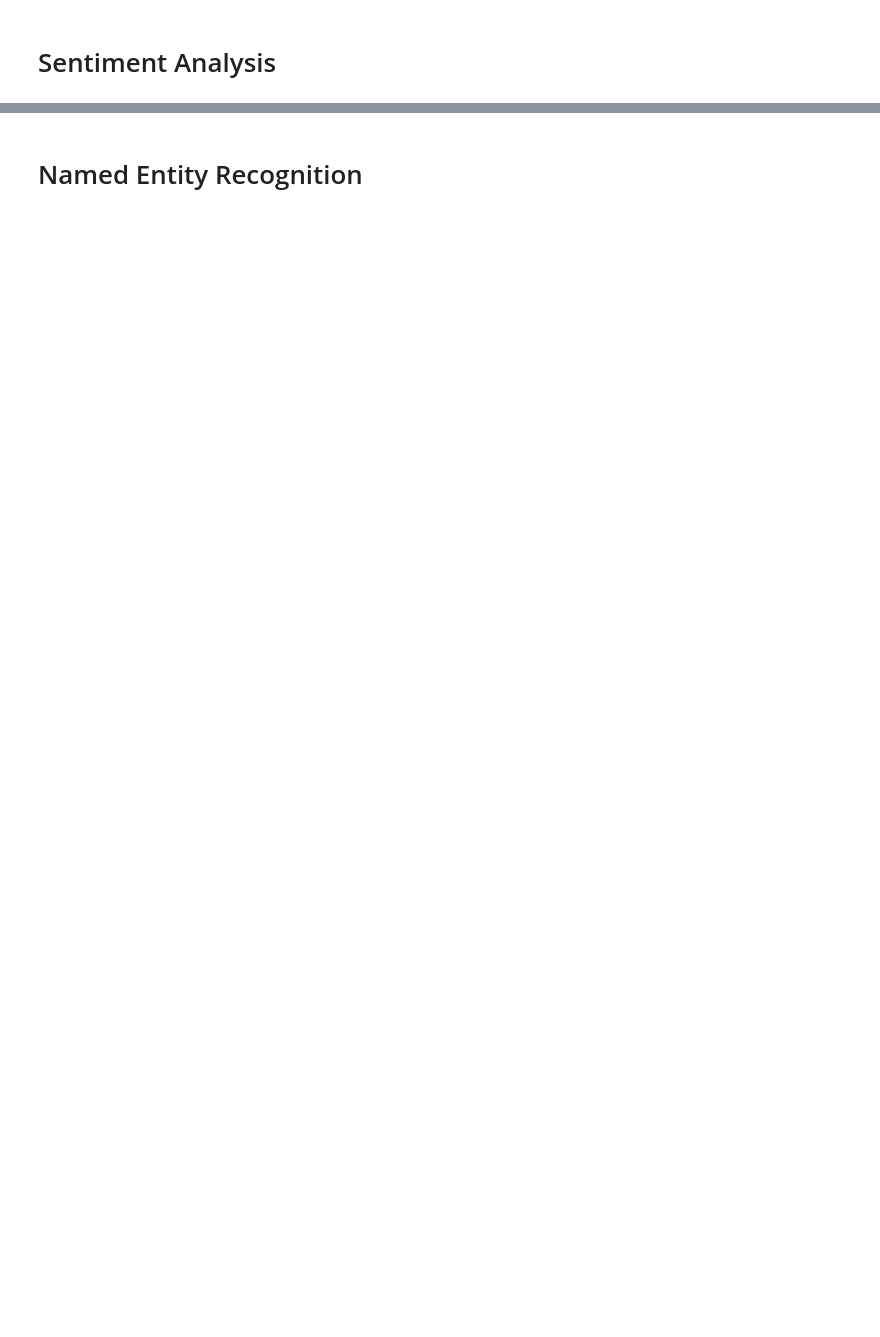
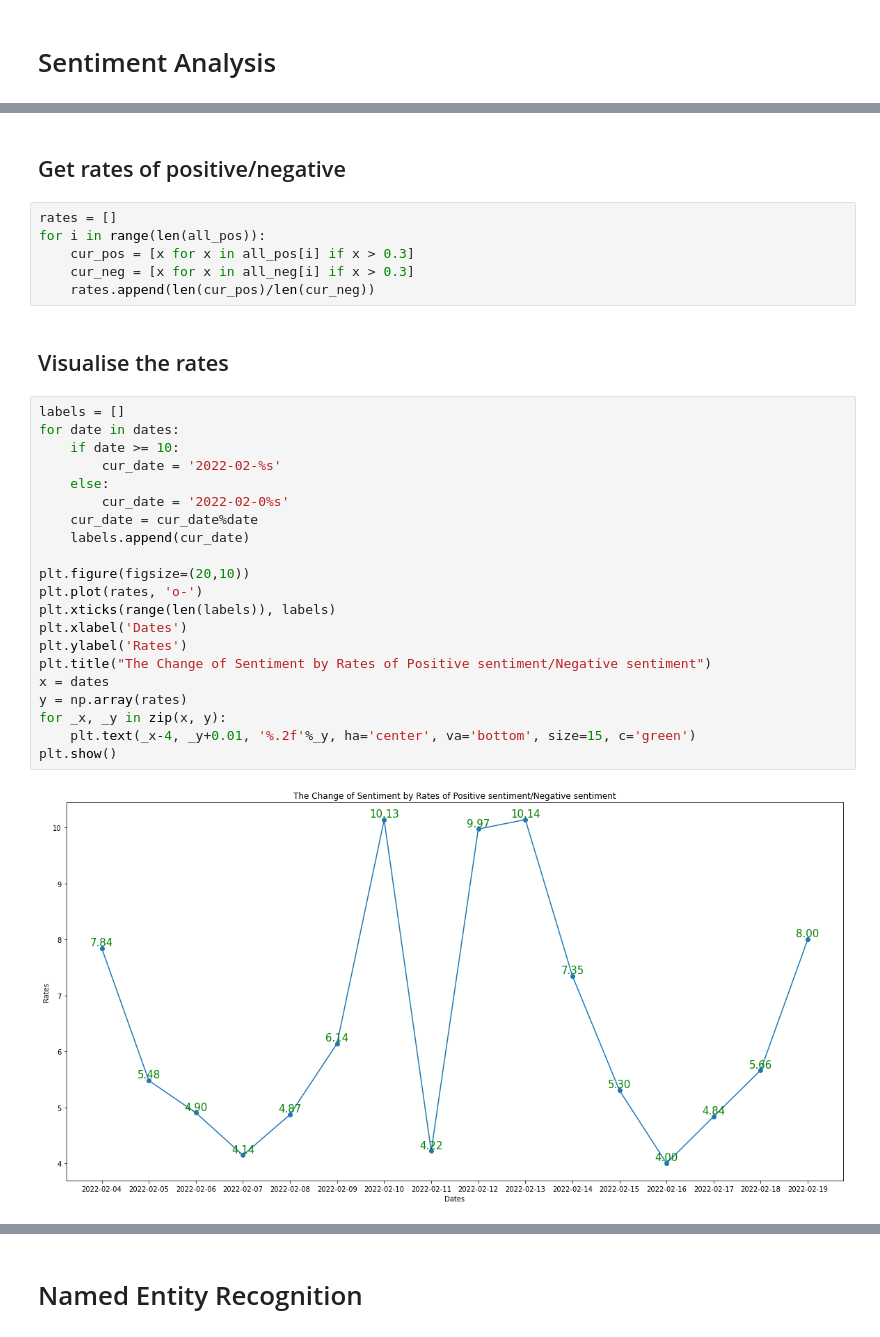
Before and after one commit to Zhayu517/SMA-Text-Mining, a Jupyter notebook: CW2.ipynb, the cells around one changed output, grey strips where cells are left out. Drawn from its saved outputs; the diff is of its cells as text; blank space fills up the shorter version.

```diff
--- a/CW2.ipynb
+++ b/CW2.ipynb
@@ -241,0 +314,33 @@ go go #冬殘奧會 #勵志 #winterparalympics #icesports #amazingrace
+# %% [markdown]
+## Get rates of positive/negative
+# %%
+rates = []
+for i in range(len(all_pos)):
+    cur_pos = [x for x in all_pos[i] if x > 0.3]
+    cur_neg = [x for x in all_neg[i] if x > 0.3]
+    rates.append(len(cur_pos)/len(cur_neg))
+# %% [markdown]
+## Visualise the rates
+# %%
+labels = []
+for date in dates:
+    if date >= 10:
+        cur_date = '2022-02-%s'
+    else:
+        cur_date = '2022-02-0%s'
+    cur_date = cur_date%date
+    labels.append(cur_date)
+
+plt.figure(figsize=(20,10))
+plt.plot(rates, 'o-')
+plt.xticks(range(len(labels)), labels)
+plt.xlabel('Dates')
+plt.ylabel('Rates')
+plt.title("The Change of Sentiment by Rates of Positive sentiment/Negative sentiment")
+x = dates
+y = np.array(rates)
+for _x, _y in zip(x, y):
+    plt.text(_x-4, _y+0.01, '%.2f'%_y, ha='center', va='bottom', size=15, c='green')
+plt.show()
+# %% [output]
+[figure, added]
```
Also changed, not shown: parts of 30 cells of this notebook, 7 other files.
